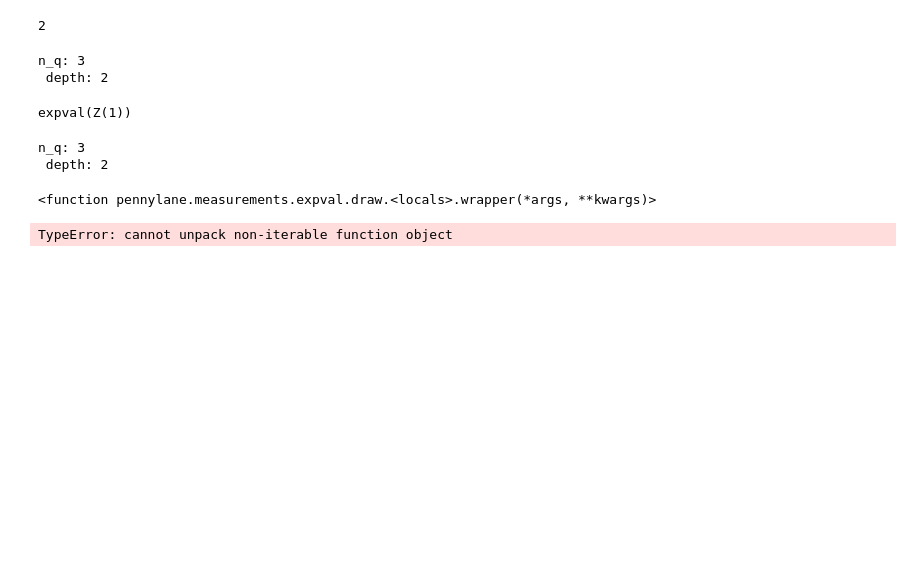
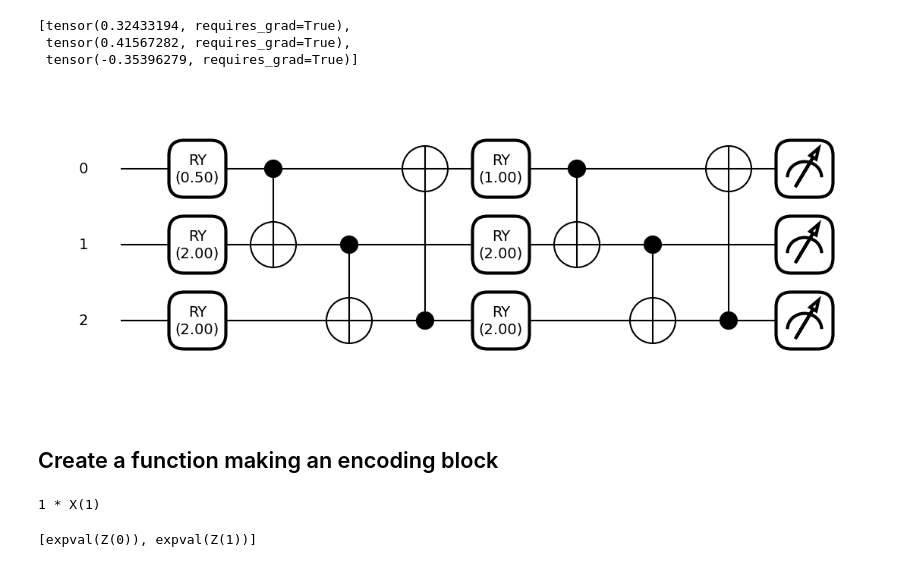
Before and after one commit to OlegUdalov/QC-qiskit-codes, a Jupyter notebook: PennyLane/challenge_1.ipynb, the cells around one changed output. Drawn from its saved outputs; the diff is of its cells as text; code cells hidden in the pictures; blank space fills up the shorter version.

```diff
--- a/PennyLane/challenge_1.ipynb
+++ b/PennyLane/challenge_1.ipynb
@@ -31,4 +13,7 @@ import pennylane.numpy as np
 # %%
+dev = qml.device("default.qubit", wires = 3)
+
+@qml.qnode(dev)
 def W(params):
 
     """
@@ -50,38 +35,64 @@ def W(params):
         depth = params.shape[0]
         n_qubits = params.shape[1]
 
-    print('n_q: '+ str(n_qubits) +' \ndepth: ' + str(depth))
+    #print('n_q: '+ str(n_qubits) +' \ndepth: ' + str(depth))
 
 
     qml.registers({"q_reg": n_qubits})
     for i in range(depth):
         for j in range(n_qubits):
-            qml.RY(params, wires=i)
-    return qml.expval(qml.PauliZ(1))
+            qml.RY(params[i][j], wires = j)
+        if n_qubits > 1:
+            for i in range(n_qubits - 1):
+                qml.CNOT(wires=[i, i+1])
+            qml.CNOT(wires=[n_qubits-1, 0])
+
+
+
+
+    ret = []
+    for i in range(n_qubits):
+        ret.append(qml.expval(qml.PauliZ(i)))
+    return ret
 # %%
-params = np.array([[1,2,2],[1,2,2]])
+params = np.array([[0.5,2,2],[1,2,2]])
+W(params)
+# %% [output]
+[tensor(0.32433194, requires_grad=True),
+ tensor(0.41567282, requires_grad=True),
+ tensor(-0.35396279, requires_grad=True)]
-# %%
-len(params.shape)
-# %% [output]
-2
-# %%
-W(params)
-# %% [output]
-n_q: 3
- depth: 2
-expval(Z(1))
 # %%
 circuit = W(params)
-# %% [output]
-n_q: 3
- depth: 2
-# %%
-qml.draw(circuit)
-# %% [output]
-<function pennylane.measurements.expval.draw.<locals>.wrapper(*args, **kwargs)>
 # %%
 import matplotlib.pyplot as plt
-fig, ax = qml.draw_mpl(circuit)
+fig, ax = qml.draw_mpl(W, decimals=2)(params)
 fig.show()
 # %% [output]
-TypeError: cannot unpack non-iterable function object
+[figure, added]
+# %% [markdown]
+## Create a function making an encoding block
+# %%
+import math
+def hami(wire_num):
+    return qml.Hamiltonian([1], [qml.PauliX(wire_num)])
+
+def my_quantum_function():
+    qml.exp(op, coeff = 1j*0.1)
+    return qml.expval(qml.PauliZ(1))
+
+
+def en_block(g, x, bit_size):
+    qml.registers({"q_reg": bit_size})
+    for i in range(bit_size):
+        qq = g(i) #a = 1#
+        qml.exp(qq, coeff = 1j * x)
+    ret = []
+    for i in range(bit_size):
+        ret.append(qml.expval(qml.PauliZ(i)))
+    return ret
+
+en_block(hami, 0.1, 2)
+#op_1 = math.cos(x) + 1j * math.sin(x) * op
+# %% [output]
+1 * X(1)
+[expval(Z(0)), expval(Z(1))]
```
Also changed, not shown: parts of 4 cells of this notebook, 4 other files.
